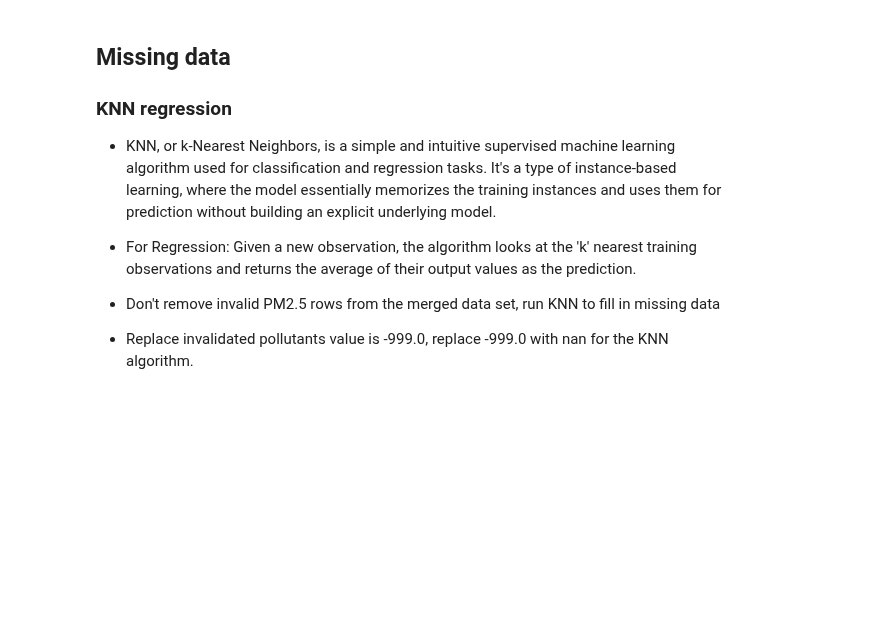
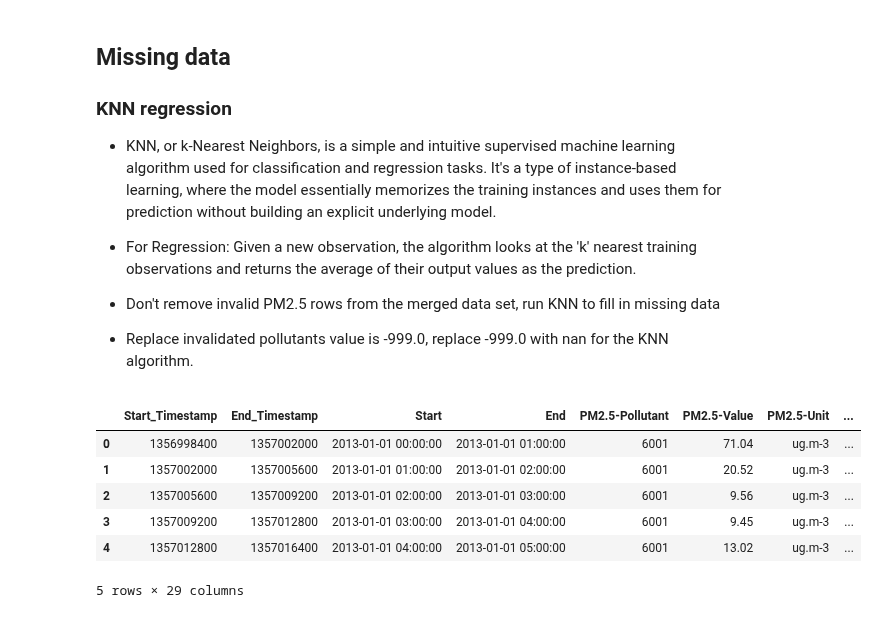
Before and after one commit to tugcekonuklar/irp-air-pollution, a Jupyter notebook: src/notebook/irp_pm_eda.ipynb, the cells around one changed output. Cells and saved outputs as stored; diff of their text form; code cells hidden in the pictures; blank space fills up the shorter version.

```diff
--- a/src/notebook/irp_pm_eda.ipynb
+++ b/src/notebook/irp_pm_eda.ipynb
@@ -197,7 +165,13 @@ df_merged.head()
 df_merged = eda.impute_missing_with_knn(df_merged, ['PM2.5-Value', 'PM10-Value', 'NO2-Value', 'O3-Value', 'SO2-Value'])
 # %%
 df_merged = eda.prepare_datetime_and_reorder(df_merged, ['Start', 'End'])
-
-df_merged.to_csv('../../data/DATETIME_CLEAN_MERGED_DE_DEBB021.csv', index=False)
-
-df_merged = eda.drop_df_columns(df_merged,['Start', 'End'])
+df_merged.to_csv('../data/COMPLATED_MERGED_DE_DEBB021.csv', index=False)
+df_merged.head()
+# %% [output]
+|  | Start_Timestamp | End_Timestamp | Start | End | PM2.5-Pollutant | PM2.5-Value | PM2.5-Unit | ... |
+| 0 | 1356998400 | 1357002000 | 2013-01-01 00:00:00 | 2013-01-01 01:00:00 | 6001 | 71.04 | ug.m-3 | ... |
+| 1 | 1357002000 | 1357005600 | 2013-01-01 01:00:00 | 2013-01-01 02:00:00 | 6001 | 20.52 | ug.m-3 | ... |
+| 2 | 1357005600 | 1357009200 | 2013-01-01 02:00:00 | 2013-01-01 03:00:00 | 6001 | 9.56 | ug.m-3 | ... |
+| 3 | 1357009200 | 1357012800 | 2013-01-01 03:00:00 | 2013-01-01 04:00:00 | 6001 | 9.45 | ug.m-3 | ... |
+| 4 | 1357012800 | 1357016400 | 2013-01-01 04:00:00 | 2013-01-01 05:00:00 | 6001 | 13.02 | ug.m-3 | ... |
+5 rows × 29 columns
```
Also changed, not shown: parts of 28 cells of this notebook, 11 other files.
